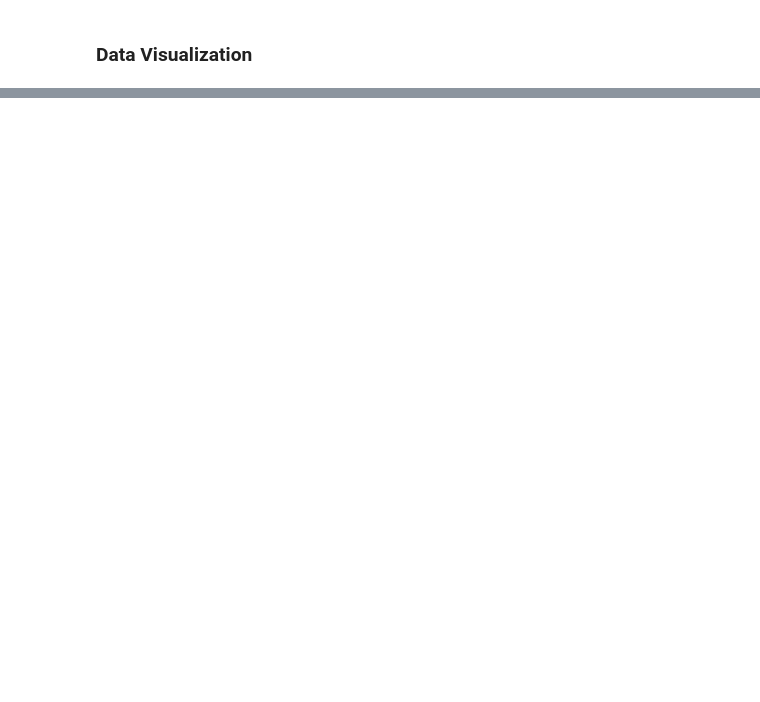
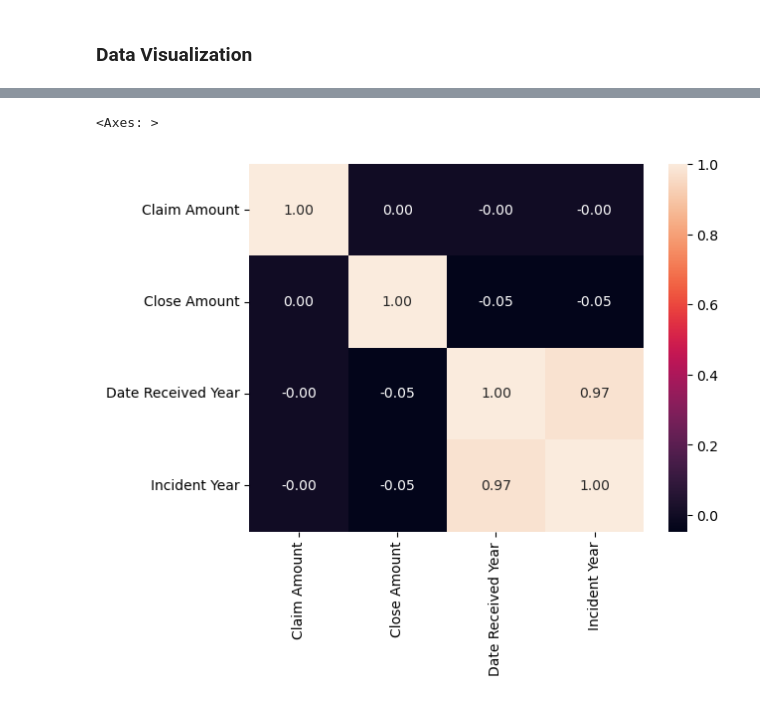
Before and after one commit to btokoli/Risk-Radar-Clustering-Airports-by-Claim-Patterns-to-Spotlight-High-Risk-Hubs, a Jupyter notebook: airportAnalysis.ipynb, the cells around one changed output, grey strips where cells are left out. Drawn from its saved outputs; the diff is of its cells as text; code cells hidden in the pictures; blank space fills up the shorter version.

```diff
--- a/airportAnalysis.ipynb
+++ b/airportAnalysis.ipynb
@@ -334,0 +368,5 @@ plt.hist(x=df2["Claim Amount"])
+# %%
+sns.heatmap(num_df.corr(), annot=True, fmt= ".2f")
+# %% [output]
+<Axes: >
+[figure, added]
```
Also changed, not shown: parts of 8 cells of this notebook.
